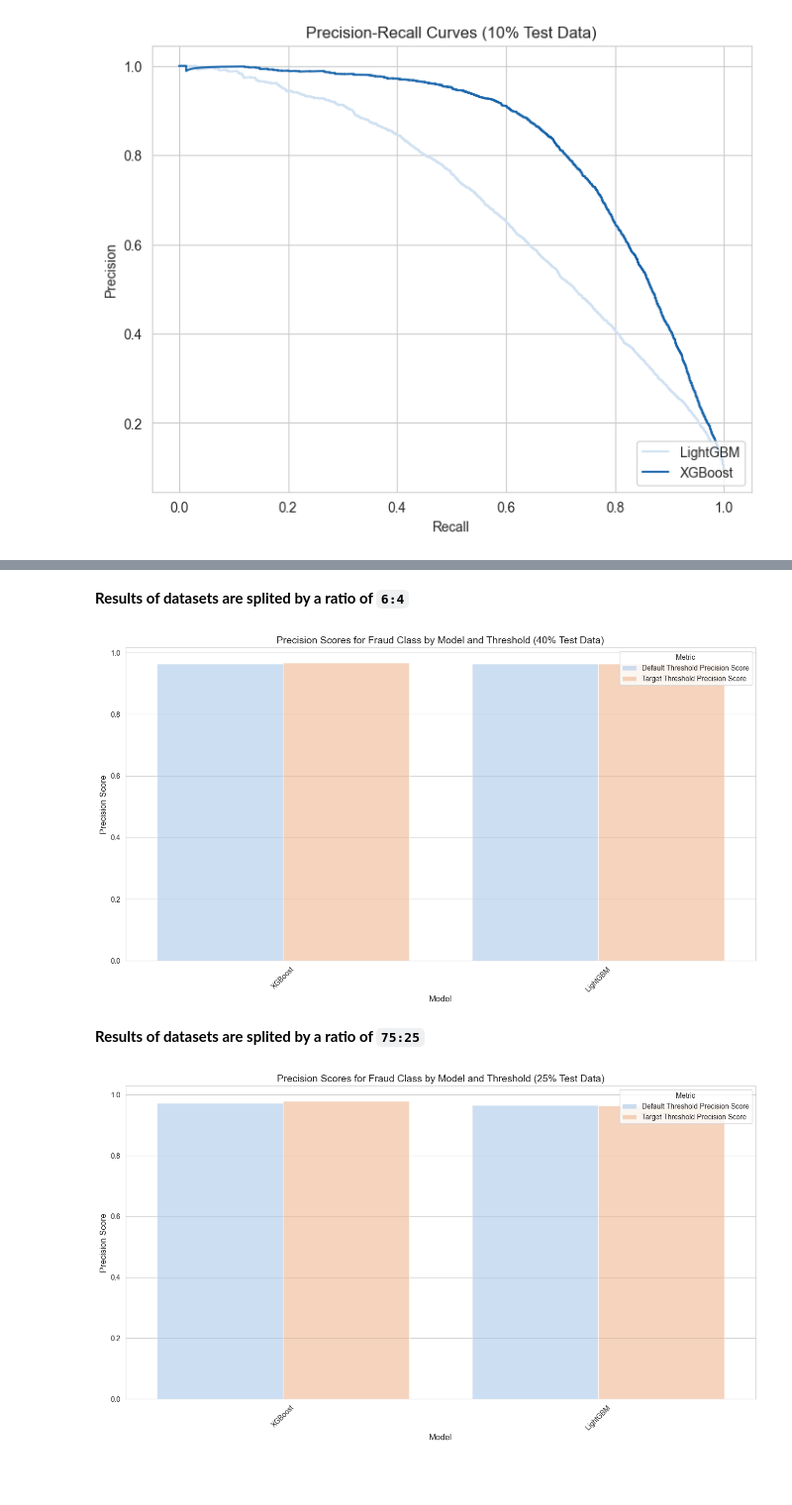
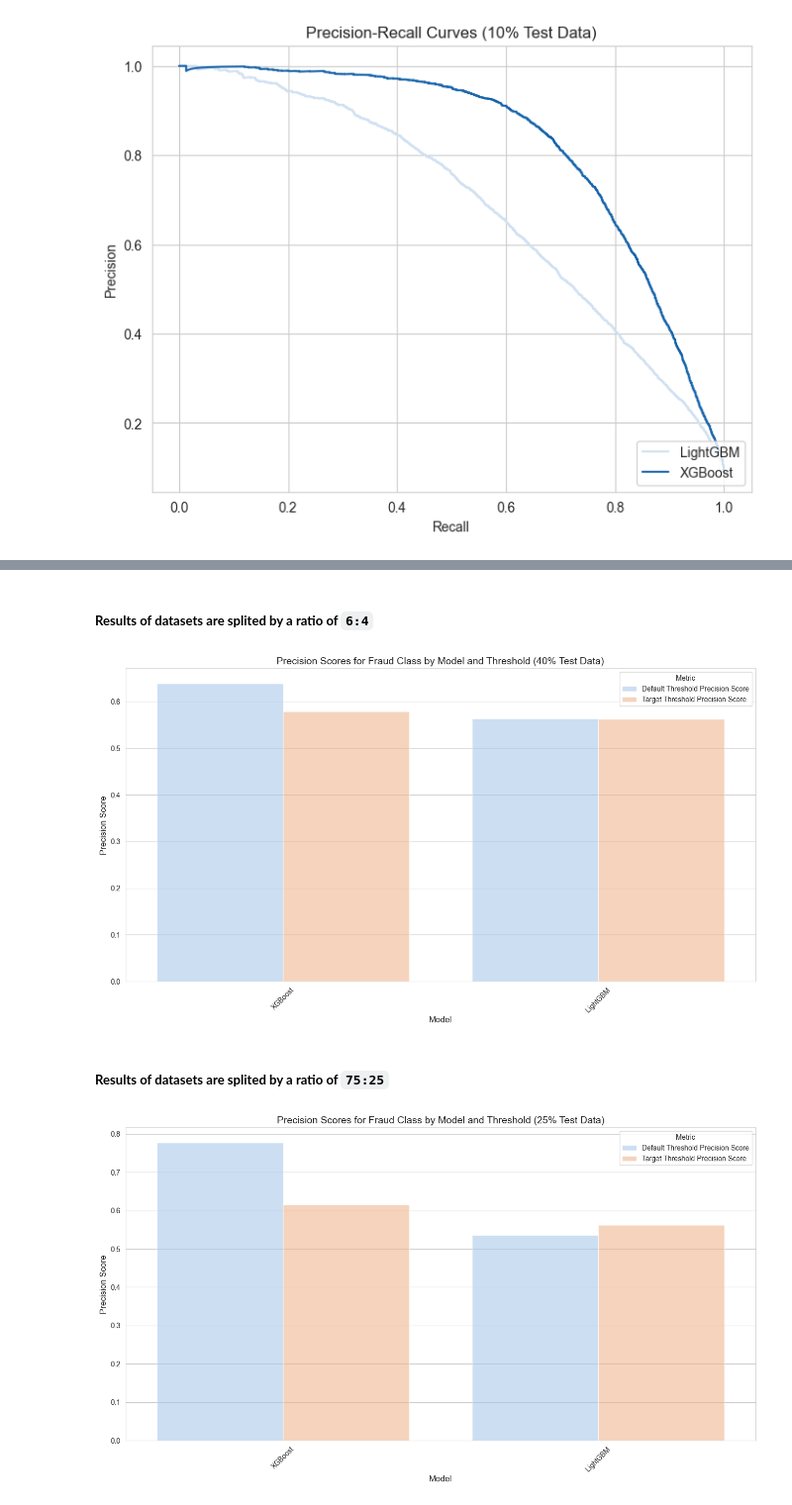
Before and after one commit to ParzHe/Fraud_detection_with_LightGBM_and_XGBoost, a Jupyter notebook: data mining._assignment.ipynb, the cells around one changed output, grey strips where cells are left out. Shown at 99% size. Saved outputs shown, nothing was run; the diff lists cells and outputs as text; code cells hidden in the pictures; blank space fills up the shorter version.

```diff
--- a/data mining._assignment.ipynb
+++ b/data mining._assignment.ipynb
@@ -2462,31 +3124,31 @@ def plot_precision_scores(data, suffix=''):
     # Display plot
     plt.show()
 # %% [markdown]
-<b>Results of datasets are splited by a ratio of `6:4`
+##### <b>Results of datasets are splited by a ratio of `6:4`
 # %%
 # Create a dataframe of the precision scores for each model
 data_60 = pd.DataFrame({
     'Model': ['LightGBM', 'XGBoost'],
-    'Default Threshold Precision Score': [lgb_default_precision_60[0], xgb_default_precision_60[0]],
-    'Target Threshold Precision Score': [lgb_target_precision_60[0], xgb_target_precision_60[0]]
+    'Default Threshold Precision Score': [lgb_default_precision_60[1], xgb_default_precision_60[1]],
+    'Target Threshold Precision Score': [lgb_target_precision_60[1], xgb_target_precision_60[1]]
 })
 
 # Plot the precision scores for each model
 plot_precision_scores(data_60, suffix=' (40% Test Data)')
 # %% [output]
-[figure, old version]
+[figure, new version]
 # %% [markdown]
-<b>Results of datasets are splited by a ratio of `75:25`
+##### <b>Results of datasets are splited by a ratio of `75:25`
 # %%
 # Create a dataframe of the precision scores for each model
 data_75 = pd.DataFrame({
     'Model': ['LightGBM', 'XGBoost'],
-    'Default Threshold Precision Score': [lgb_default_precision_75[0], xgb_default_precision_75[0]],
-    'Target Threshold Precision Score': [lgb_target_precision_75[0], xgb_target_precision_75[0]]
+    'Default Threshold Precision Score': [lgb_default_precision_75[1], xgb_default_precision_75[1]],
+    'Target Threshold Precision Score': [lgb_target_precision_75[1], xgb_target_precision_75[1]]
 })
 
 # Plot the precision scores for each model
 plot_precision_scores(data_75, suffix=' (25% Test Data)')
 # %% [output]
-[figure, old version]
+[figure, new version]
 # %% [markdown]
```
Also changed, not shown: parts of 105 cells of this notebook, 1 other file.
